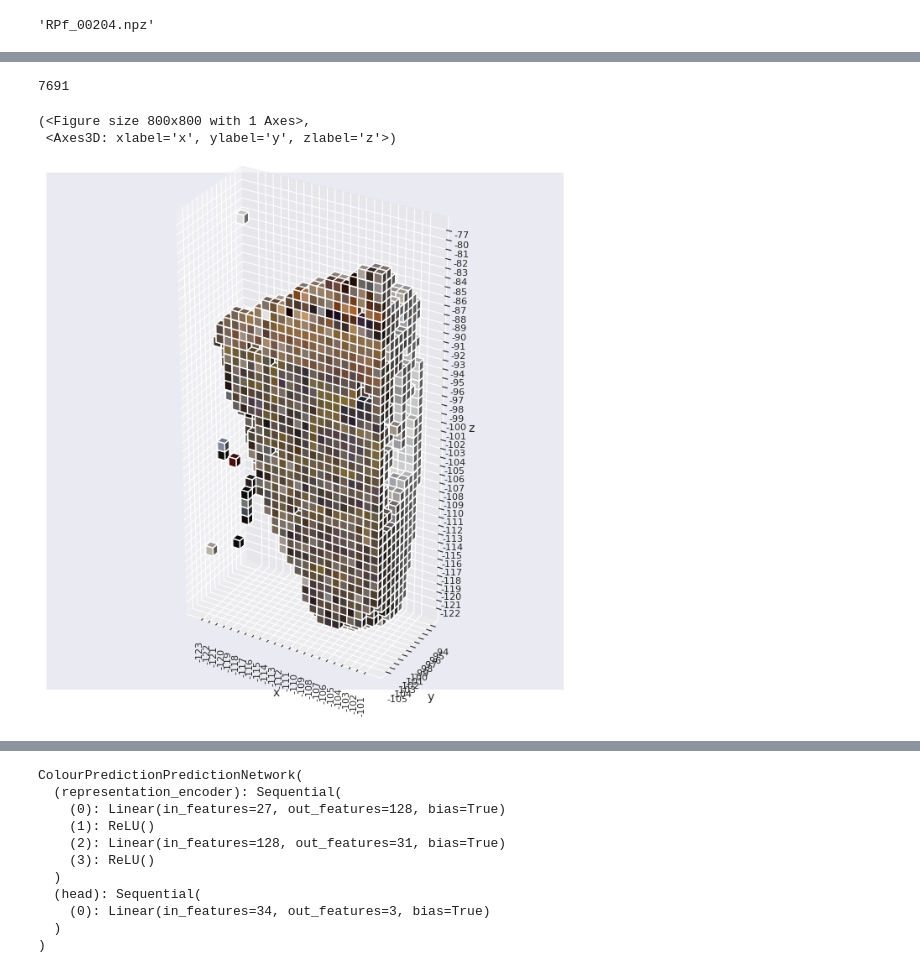
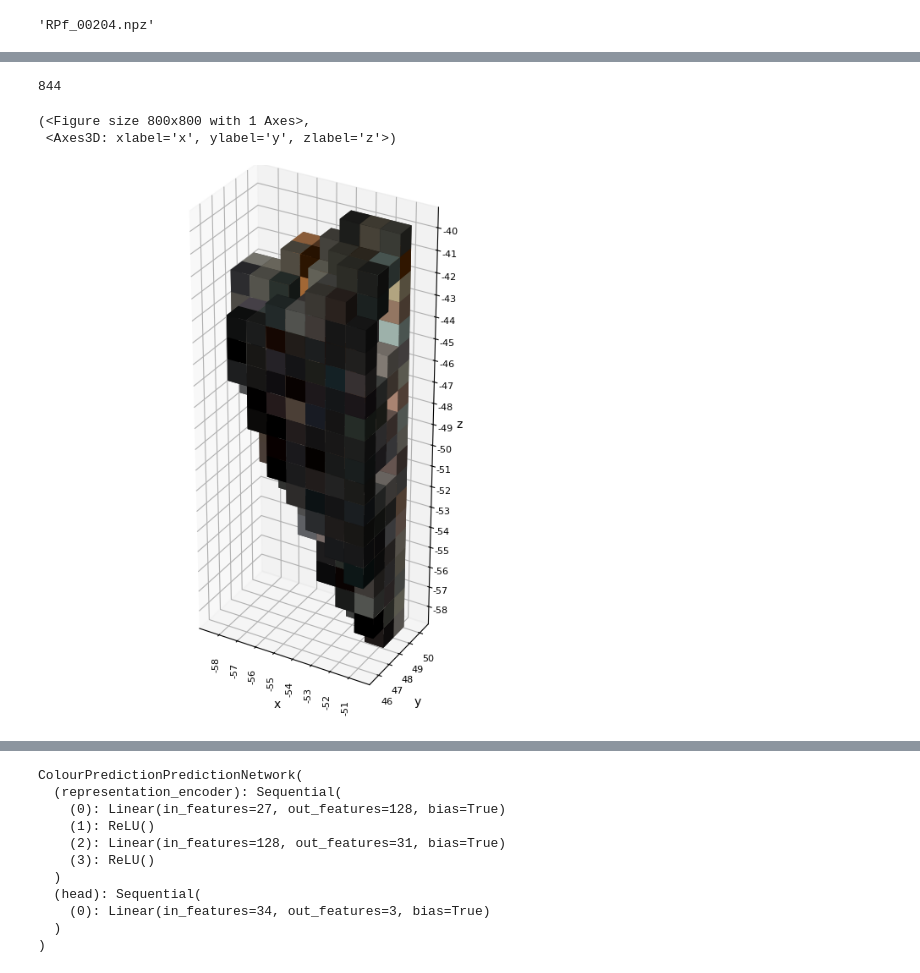
Before and after one commit to EnegoComley/RayRepresentationTesting, a Jupyter notebook: TensoRFColourPrediction.ipynb, the cells around one changed output, grey strips where cells are left out. Drawn from its saved outputs; the diff is of its cells as text; code cells hidden in the pictures.

Commit message:
Changed the grid size from 200 to 96 for small bottlenecks.

```diff
--- a/TensoRFColourPrediction.ipynb
+++ b/TensoRFColourPrediction.ipynb
@@ -194,7 +194,7 @@ model.lr
 0.0001
 # %%
 test_dataset = dataset_loader.test_dataloader().dataset
-idx_tensors, vals_tensor, colour_tensor, directions = test_dataset.load_grid_representation("RPf_00133.npz")
+idx_tensors, vals_tensor, colour_tensor, directions = test_dataset.load_raw_representation("RPf_00133.npz")
 weight_adjusted_colour = colour_tensor * vals_tensor[::, :1].repeat(1, 3)
 clamped_reversed_colour = 1 - torch.clamp(weight_adjusted_colour, 0, 1)
 # %%
@@ -238,17 +240,17 @@ plot_colored_voxels([x * -1 for x in idx_tensors], 1 - weight_adjusted_colour, a
 # %%
 len(idx_tensors[0])
 # %% [output]
-7691
+844
 # %%
-halved_ids = idx_tensors[0] > 100
+halved_ids = idx_tensors[0] > 50
 halved_tensors = [x[halved_ids] for x in idx_tensors]
 halved_colours = colour_tensor[halved_ids]
 # %%
-plot_colored_voxels([x * -1 for x in halved_tensors], 1 - halved_colours, axis_names=['x', 'y', 'z'])
+plot_colored_voxels([x * -1 for x in halved_tensors], halved_colours, axis_names=['x', 'y', 'z'])
 # %% [output]
 (<Figure size 800x800 with 1 Axes>,
  <Axes3D: xlabel='x', ylabel='y', zlabel='z'>)
-[figure, old version]
+[figure, new version]
 # %%
 halved_ids
 # %% [output]
```
Also changed, not shown: parts of 11 cells of this notebook, 2 other files.
